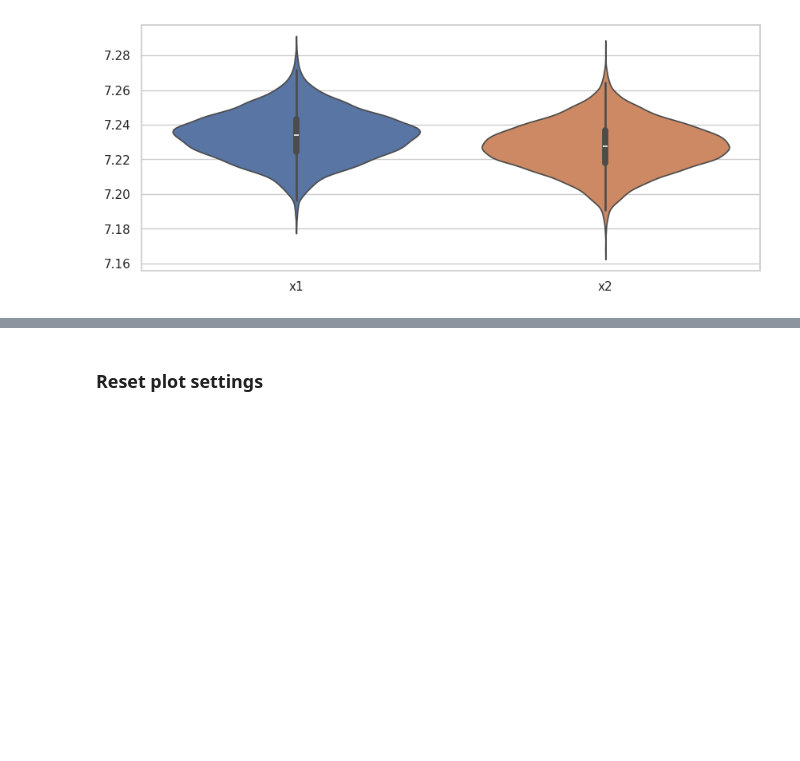
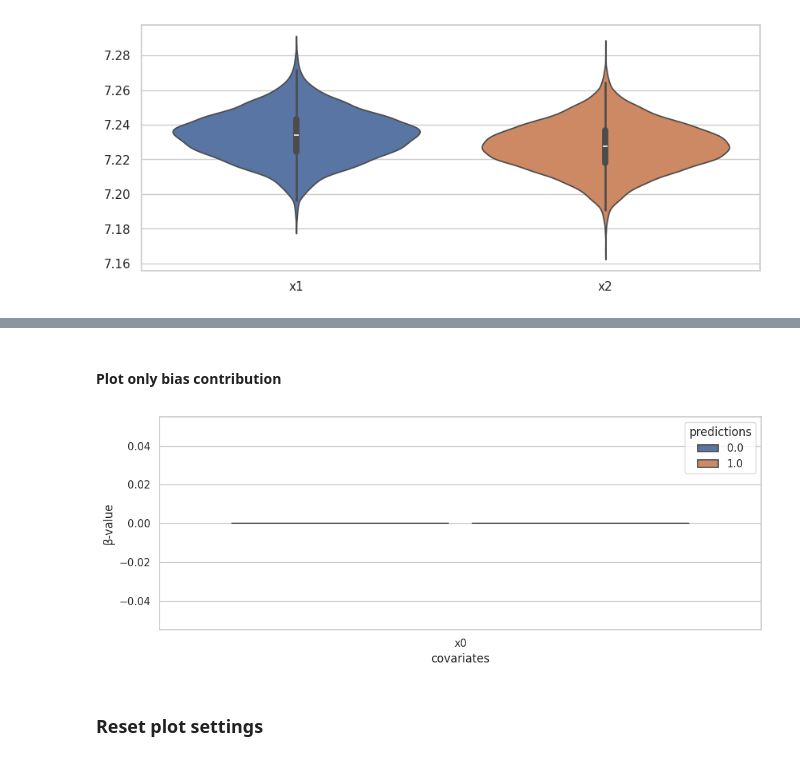
Before and after one commit to eirihoyh/Interpretable-NNs, a Jupyter notebook: lrt_implementation/local_contributions/look_into_explanations.ipynb, the cells around one changed output, grey strips where cells are left out. Cells and saved outputs as stored; diff of their text form; code cells hidden in the pictures; blank space fills up the shorter version.

```diff
--- a/lrt_implementation/local_contributions/look_into_explanations.ipynb
+++ b/lrt_implementation/local_contributions/look_into_explanations.ipynb
@@ -180,3 +197,18 @@ plt.show()
+# %% [markdown]
+#### Plot only bias contribution
+# %%
+df = pd.DataFrame(contributions_lin.reshape(n_samples*n_expl_per_sample,-1), columns=["x0","x1","x2","x3","x4"])
+# df["y"] = np.stack((y,)*n_expl_per_sample, axis=0).T.reshape(n_samples*n_expl_per_sample)
+df["predictions"] = predictions.flatten()
+dfm = df.iloc[:,[0,5]].melt('predictions',var_name='covariates', value_name='β-value')
+plt.figure(figsize=(10,4))
+sns.set(style="whitegrid")
+sns.violinplot(data=dfm, x='covariates', y='β-value', hue="predictions", split=True, gap=0.1)
+plt.tight_layout()
+plt.savefig("lrt_implementation/local_contributions/imgs/global_explain_linear_per_class_bias")
+plt.show()
+# %% [output]
+[figure, added]
 # %% [markdown]
 ### Reset plot settings
 # %%
```
Also changed, not shown: parts of 12 cells of this notebook, 4 other files.
